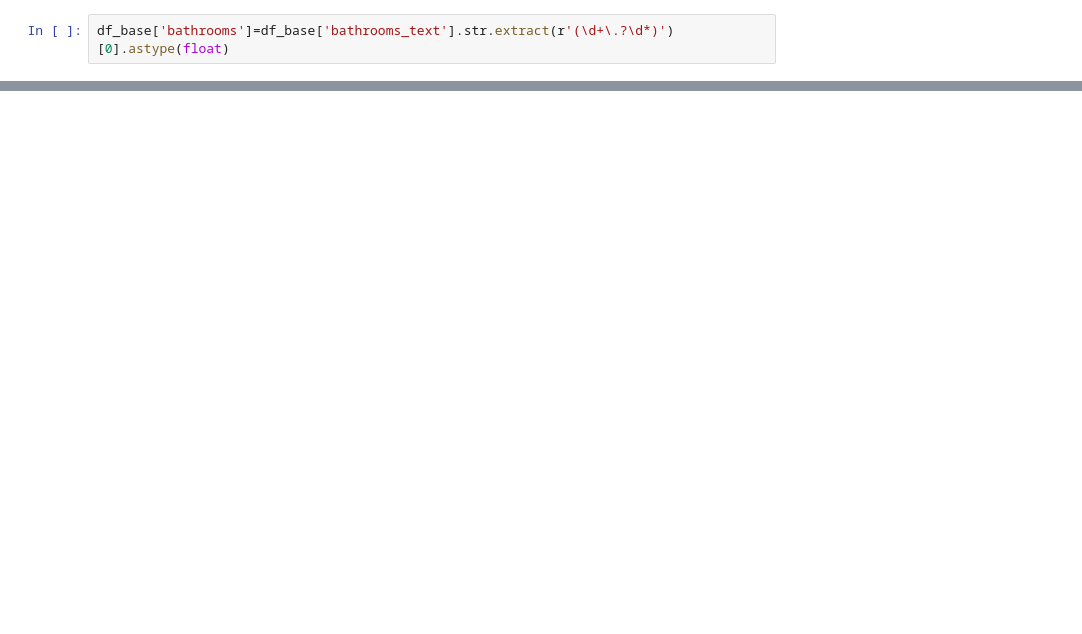
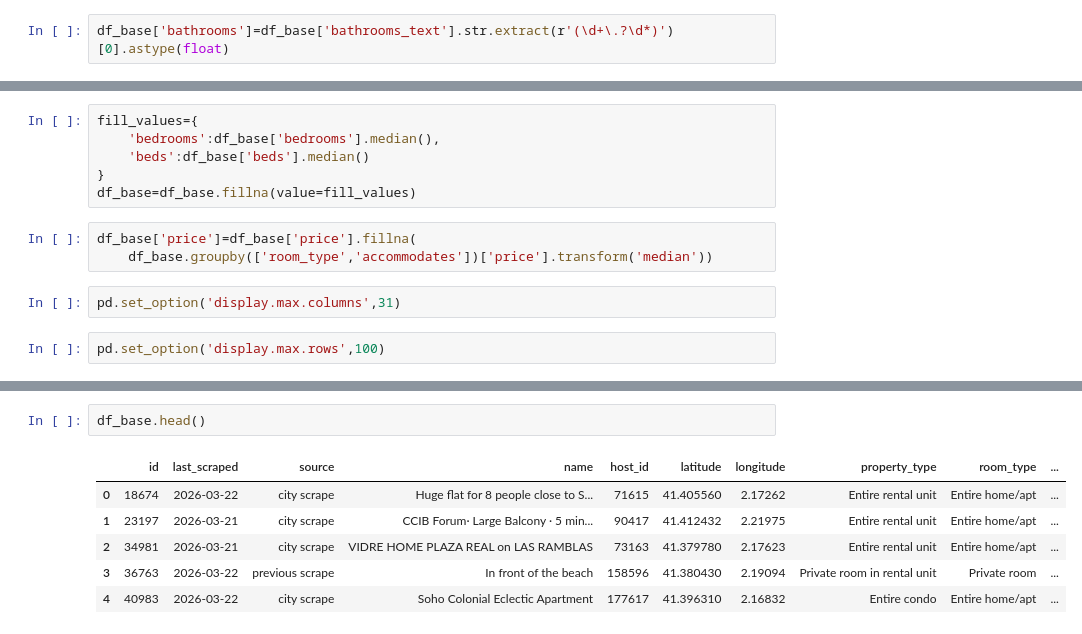
Before and after one commit to rishabhhinduja/barcelona-airbnb-analysis, a Jupyter notebook: cleaned_listings.ipynb, the cells around one changed output, grey strips where cells are left out. Saved outputs shown, nothing was run; the diff lists cells and outputs as text; blank space fills up the shorter version.

```diff
--- a/cleaned_listings.ipynb
+++ b/cleaned_listings.ipynb
@@ -362,0 +269,13 @@ df_base.to_csv(r"D:\Airbnb Project\base_checkpoint_2.csv", index=False)
+# %%
+fill_values={
+    'bedrooms':df_base['bedrooms'].median(),
+    'beds':df_base['beds'].median()
+}
+df_base=df_base.fillna(value=fill_values)
+# %%
+df_base['price']=df_base['price'].fillna(
+    df_base.groupby(['room_type','accommodates'])['price'].transform('median'))
+# %%
+pd.set_option('display.max.columns',31)
+# %%
+pd.set_option('display.max.rows',100)
@@ -362,0 +302,9 @@ df_base.to_csv(r"D:\Airbnb Project\base_checkpoint_2.csv", index=False)
+# %%
+df_base.head()
+# %% [output]
+|  | id | last_scraped | source | name | host_id | latitude | longitude | property_type | room_type | ... |
+| 0 | 18674 | 2026-03-22 | city scrape | Huge flat for 8 people close to S... | 71615 | 41.405560 | 2.17262 | Entire rental unit | Entire home/apt | ... |
+| 1 | 23197 | 2026-03-21 | city scrape | CCIB Forum· Large Balcony · 5 min... | 90417 | 41.412432 | 2.21975 | Entire rental unit | Entire home/apt | ... |
+| 2 | 34981 | 2026-03-21 | city scrape | VIDRE HOME PLAZA REAL on LAS RAMBLAS | 73163 | 41.379780 | 2.17623 | Entire rental unit | Entire home/apt | ... |
+| 3 | 36763 | 2026-03-22 | previous scrape | In front of the beach | 158596 | 41.380430 | 2.19094 | Private room in rental unit | Private room | ... |
+| 4 | 40983 | 2026-03-22 | city scrape | Soho Colonial Eclectic Apartment | 177617 | 41.396310 | 2.16832 | Entire condo | Entire home/apt | ... |
```
Also changed, not shown: parts of 24 cells of this notebook.
